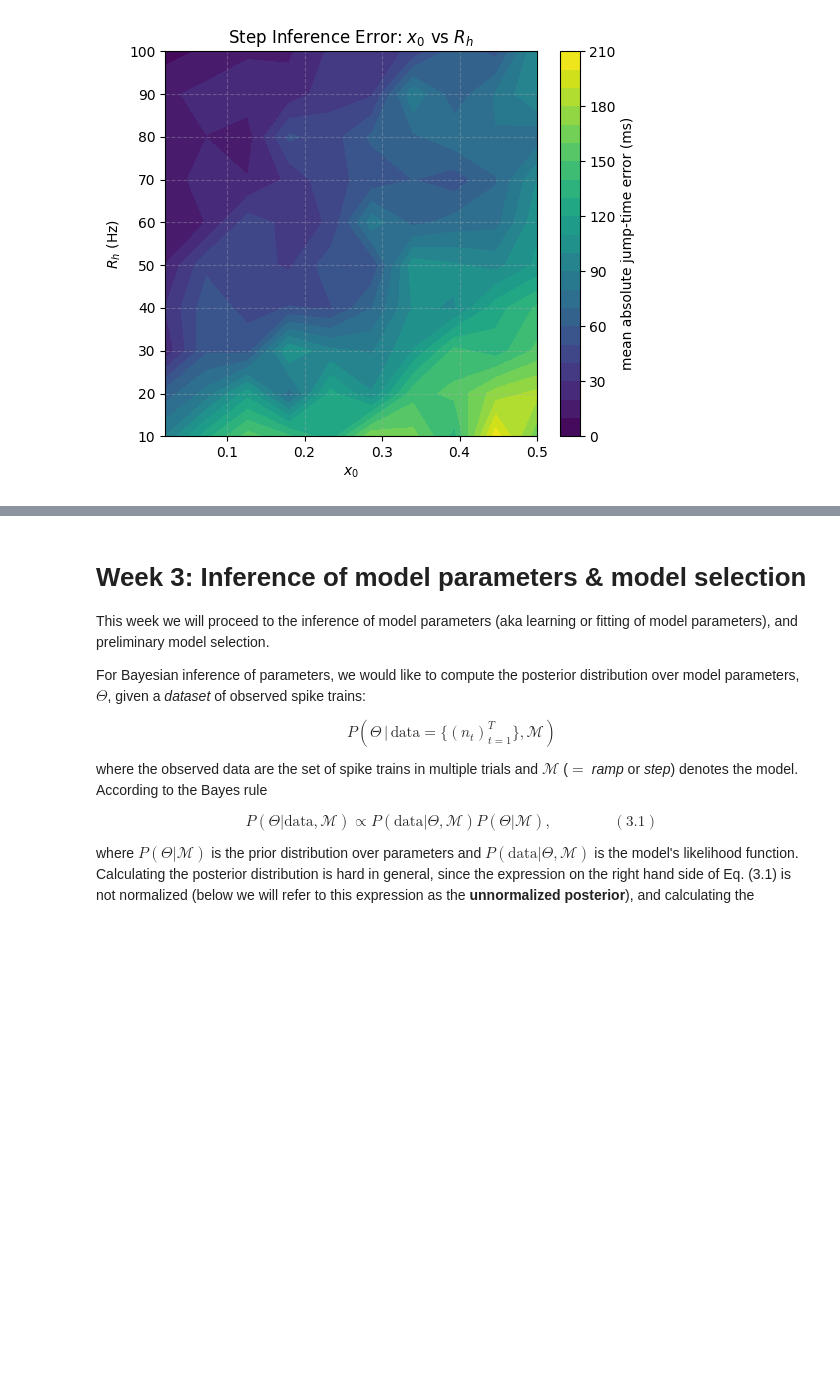
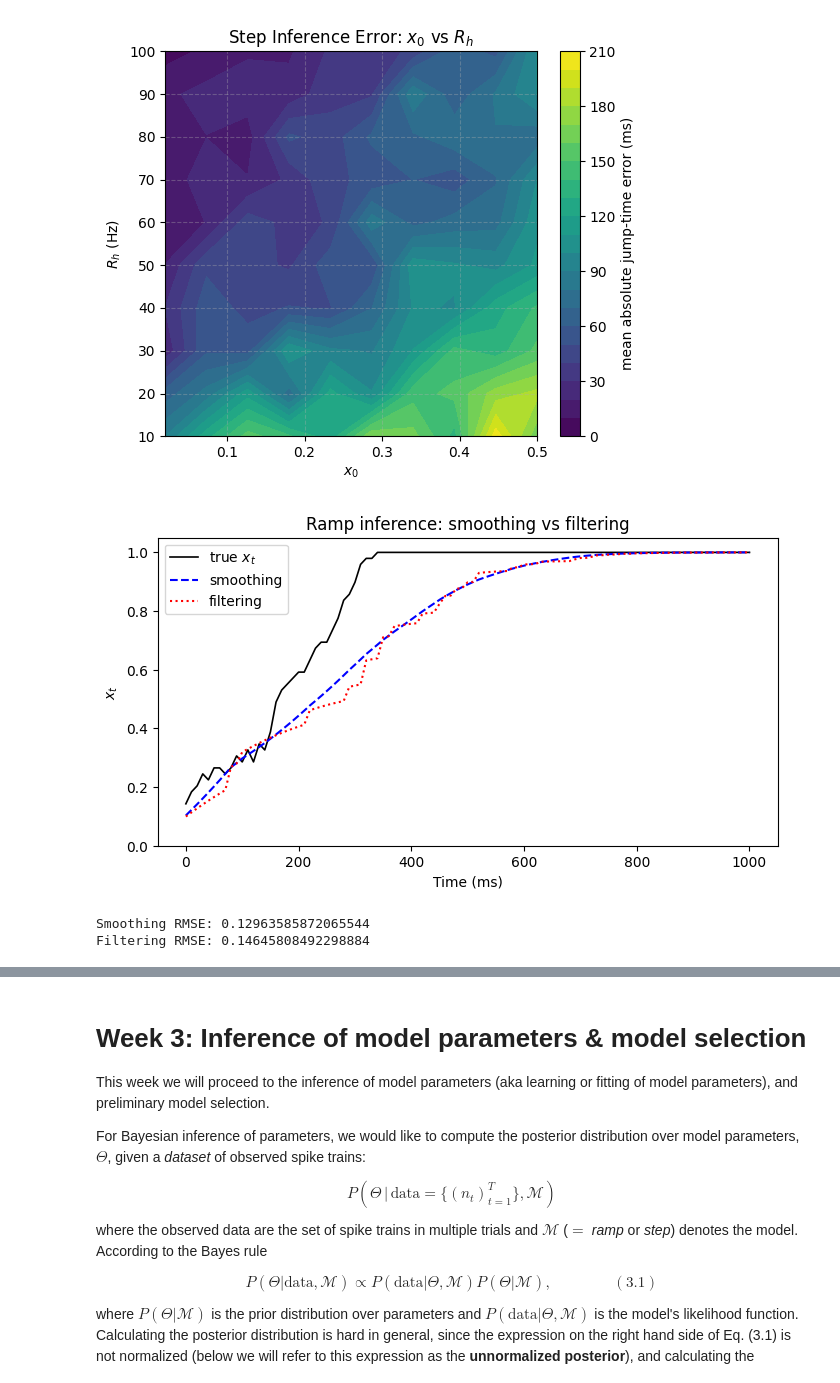
Before and after one commit to MYLO175/GG3-Mylo, a Jupyter notebook: GG3_project.ipynb, the cells around one changed output, grey strips where cells are left out. Drawn from its saved outputs; the diff is of its cells as text; code cells hidden in the pictures; blank space fills up the shorter version.

Commit message:
Added filtering to 2.3

```diff
--- a/GG3_project.ipynb
+++ b/GG3_project.ipynb
@@ -2147,20 +2147,20 @@ def step_rates(state_path, r, x0=0.1, Rh=50):
     return rates
 
 
-def posterior_estimate_ramp(spikes, T, pi, dt=0.01, Rh = 50):
+def posterior_estimate_ramp(spikes, T, pi, dt=0.01, Rh = 50, filter = False):
     grid = np.linspace(0, 1, len(T))
     state_rates = ramp_rates(grid, Rh=Rh)
 
     ll = poisson_logpdf(spikes, state_rates * dt)
 
-    posterior, log_likelihood = hmm_expected_states(pi, T, ll)
+    posterior, log_likelihood = hmm_expected_states(pi, T, ll, filter=filter)
     x_estimate = posterior @ grid
 
     return x_estimate
 
 
 
-def posterior_estimate_step(spikes, T, dt=0.01, x0=0.1, Rh=50):
+def posterior_estimate_step(spikes, T, dt=0.01, x0=0.1, Rh=50, filter = False):
     r = len(T) - 1
     states = np.arange(r+1)
 
@@ -2171,12 +2171,8 @@ def posterior_estimate_step(spikes, T, dt=0.01, x0=0.1, Rh=50):
     pi = np.zeros(r+1)
     pi[0] = 1
 
-    posterior, log_likelihood = hmm_expected_states(pi, T, ll)
+    posterior, log_likelihood = hmm_expected_states(pi, T, ll, filter=filter)
 
     p_upper = posterior[:, r]
 
     return p_upper
-
-
-
-posterior_estimate_step(spikes, T)
@@ -2625,3 +2603,33 @@ plot_contour_heatmap(
 )
 # %% [output]
 [figure]
+# %%
+T, pi, grid = generate_T_and_pi(beta=1.5, sigma=0.3, x0=0.1)
+
+time_ms, x_true = simulate_hmm_ramp(T, pi, grid)
+
+rates = ramp_rates(x_true, Rh=50)
+spikes = np.random.poisson(rates * dt)
+
+x_smooth = posterior_estimate_ramp(spikes, T, pi, dt=dt, Rh=50, filter=False)
+x_filter = posterior_estimate_ramp(spikes, T, pi, dt=dt, Rh=50, filter=True)
+
+plt.figure(figsize=(8, 4))
+
+plt.plot(time_ms, x_true, color="black", linewidth=1.2, label="true $x_t$")
+plt.plot(time_ms, x_smooth, color="blue", linestyle="--", label="smoothing")
+plt.plot(time_ms, x_filter, color="red", linestyle=":", label="filtering")
+
+plt.xlabel("Time (ms)")
+plt.ylabel("$x_t$")
+plt.ylim(0, 1.05)
+plt.title("Ramp inference: smoothing vs filtering")
+plt.legend()
+plt.show()
+
+print("Smoothing RMSE:", np.sqrt(np.mean((x_smooth - x_true) ** 2)))
+print("Filtering RMSE:", np.sqrt(np.mean((x_filter - x_true) ** 2)))
+# %% [output]
+[figure, added]
+Smoothing RMSE: 0.12963585872065544
+Filtering RMSE: 0.14645808492298884
```
Also changed, not shown: parts of 16 cells of this notebook.
